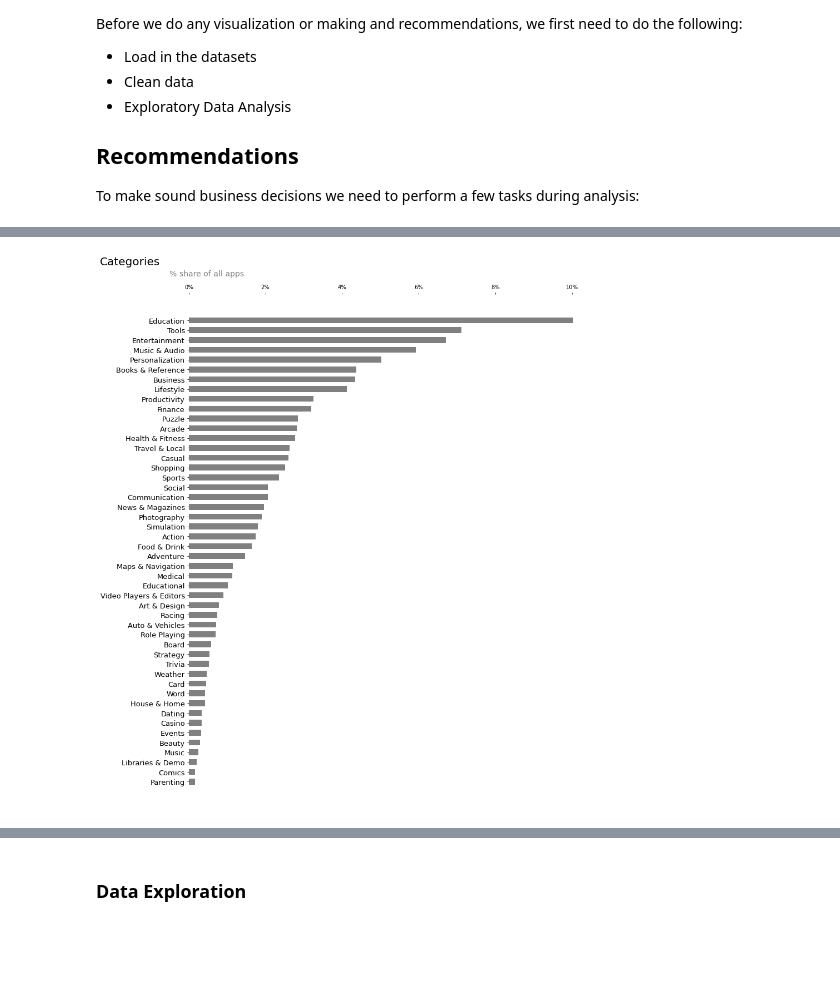
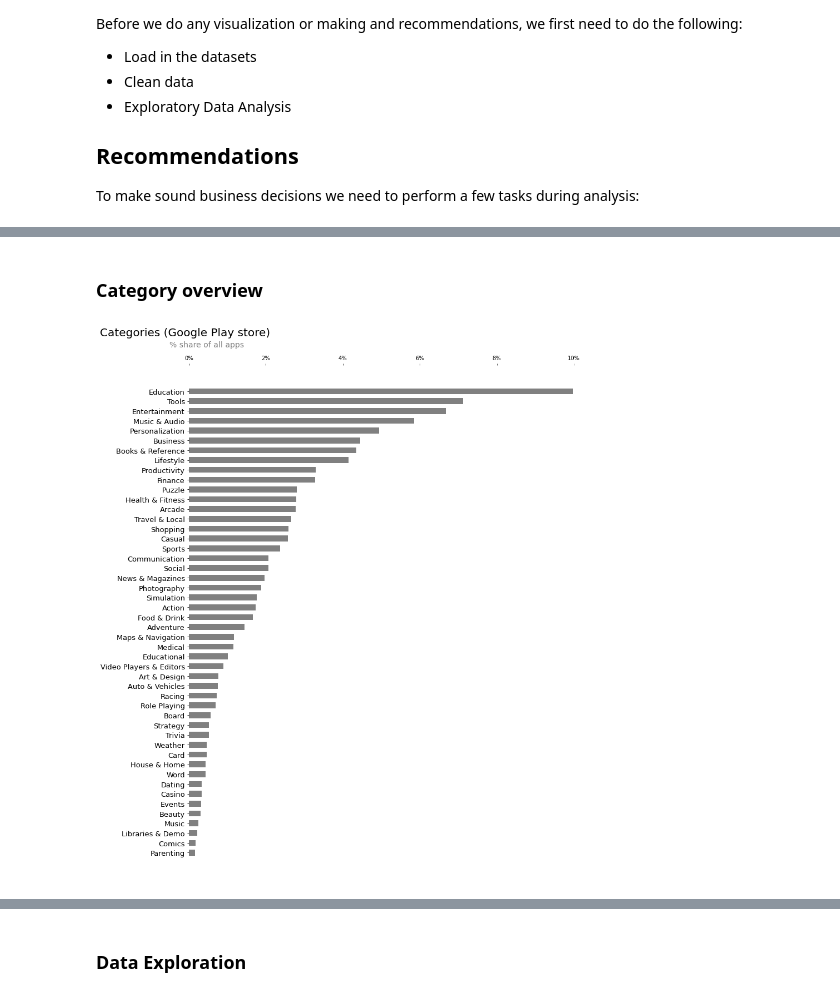
Before and after one commit to paul-trood/Portfolio-Mobile_app_recommendations, a Jupyter notebook: app_profile.ipynb, the cells around one changed output, grey strips where cells are left out. Saved outputs shown, nothing was run; the diff lists cells and outputs as text; code cells hidden in the pictures; blank space fills up the shorter version.

```diff
--- a/app_profile.ipynb
+++ b/app_profile.ipynb
@@ -92,3 +119,5 @@ Remaining dataset length: 40.18 %
+# %% [markdown]
+### Category overview
 # %%
 # Frequency of app categories
 category_frequency = round(csv["Category"].value_counts(normalize = True) * 100, 2)
@@ -98,18 +127,18 @@ category_frequency = pd.Series.to_frame(category_frequency).reset_index()
 # %%
 category_frequency = category_frequency.rename(columns = {"index": "App_Category", "Category":"Percentage"})
 #4B86C1
 
 fig, ax = plt.subplots(figsize = (13, 17))
 plt.barh(category_frequency["App_Category"], category_frequency["Percentage"], color = "grey", height = 0.6)
 plt.gca().invert_yaxis()
-plt.title("Categories", size = 20, loc = "left", x = -0.22, y = 1.05)
+plt.title("Categories (Google Play store)", size = 20, loc = "left", x = -0.22, y = 1.05)
 plt.text(-.5, -4.5,"% share of all apps", size = 14, color = "grey")
 
 plt.gca().spines[["right", "left", "top", "bottom"]].set_visible(False)
 ax.xaxis.tick_top()
 #plt.xticks(size = 13, color = "grey")
 plt.yticks(size = 13)
 # Convert x ticks to percentage
 plt.gca().xaxis.set_major_formatter(plt.FuncFormatter('{:.0f}%'.format))
 # %% [output]
-[figure, old version]
+[figure, new version]
```
Also changed, not shown: parts of 25 cells of this notebook.
